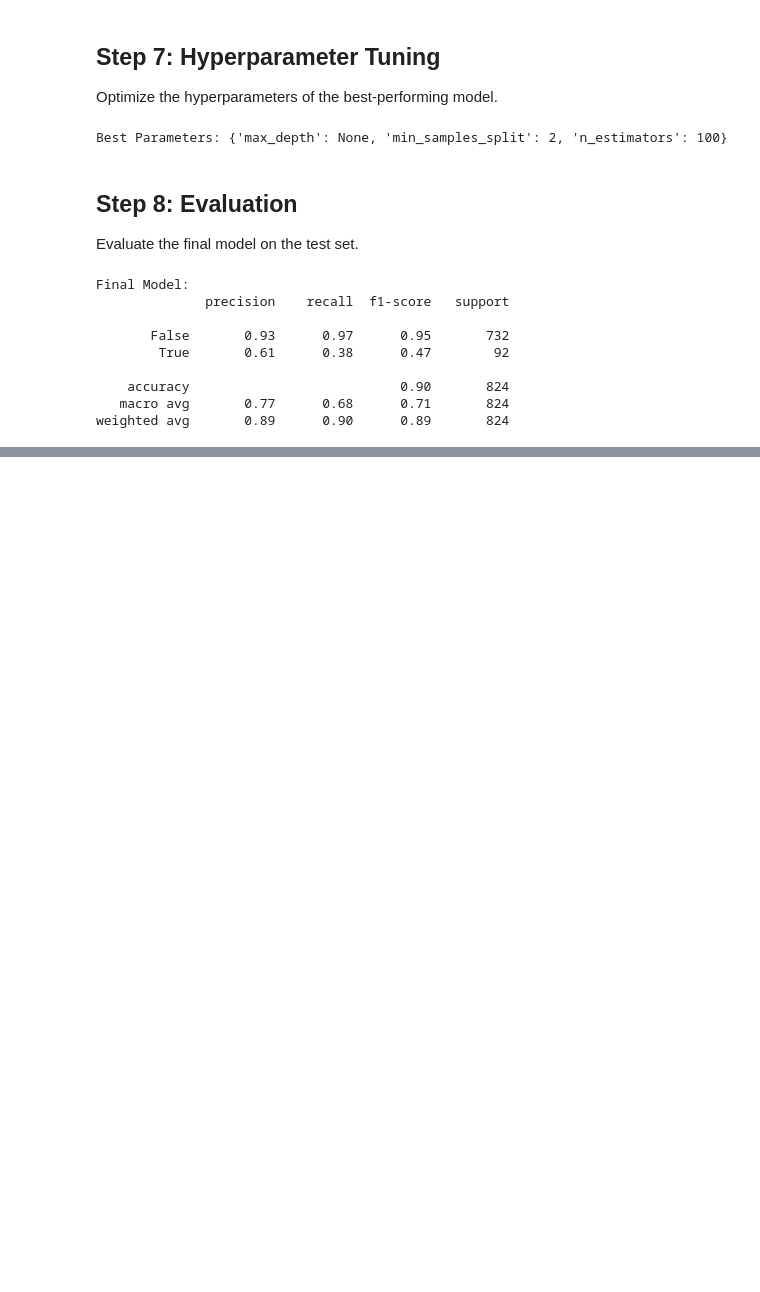
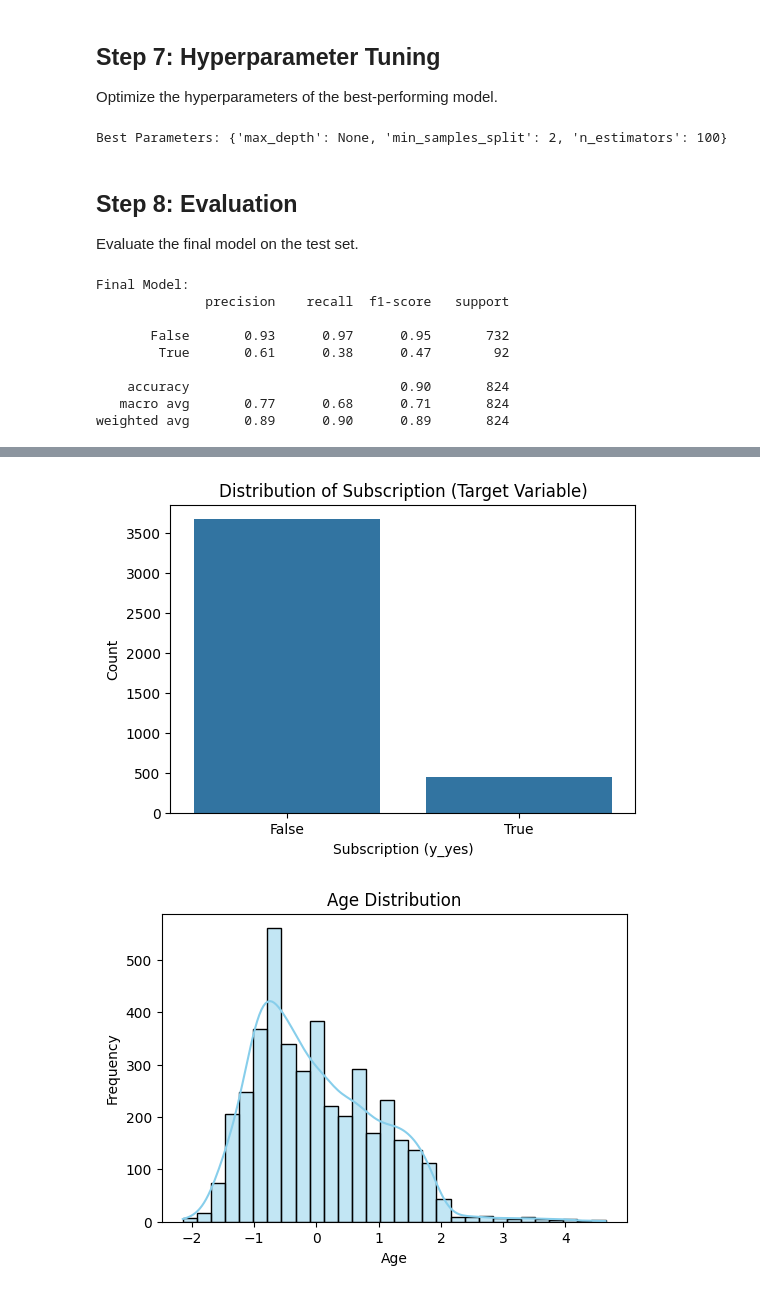
Before and after one commit to canmizrakli/Bank_Additional_ADA442, a Jupyter notebook: ada442project.ipynb, the cells around one changed output, grey strips where cells are left out. Drawn from its saved outputs; the diff is of its cells as text; code cells hidden in the pictures; blank space fills up the shorter version.

```diff
--- a/ada442project.ipynb
+++ b/ada442project.ipynb
@@ -188,0 +203,41 @@ with open('final_model.pkl', 'wb') as file:
+# %%
+# Visualization 1: Distribution of Target Variable
+plt.figure(figsize=(6, 4))
+sns.countplot(x='y_yes', data=data)
+plt.title('Distribution of Subscription (Target Variable)')
+plt.xlabel('Subscription (y_yes)')
+plt.ylabel('Count')
+plt.show()
+
+# Visualization 2: Age Distribution
+plt.figure(figsize=(6, 4))
+sns.histplot(data['age'], kde=True, bins=30, color='skyblue')
+plt.title('Age Distribution')
+plt.xlabel('Age')
+plt.ylabel('Frequency')
+plt.show()
+
+# Visualization 3: Subscription Rate by Job
+# Extract columns related to 'job'
+job_columns = [col for col in data.columns if col.startswith('job_')]
+job_subscription = data[job_columns].idxmax(axis=1).value_counts(normalize=True)
+
+# Plot the aggregated job subscription data
+plt.figure(figsize=(6, 4))
+job_subscription.plot(kind='bar', color='lightblue')
+plt.title('Subscription Rate by Job')
+plt.xlabel('Job')
+plt.ylabel('Proportion')
+plt.xticks(rotation=45)
+plt.show()
+
+# Visualization 5: Call Duration by Subscription
+plt.figure(figsize=(6, 4))
+sns.boxplot(x='y_yes', y='duration', data=data)
+plt.title('Call Duration by Subscription')
+plt.xlabel('Subscription (y_yes)')
+plt.ylabel('Call Duration (seconds)')
+plt.show()
+# %% [output]
+[figure, added]
+[figure, added]
```
Also changed, not shown: parts of 3 cells of this notebook.
